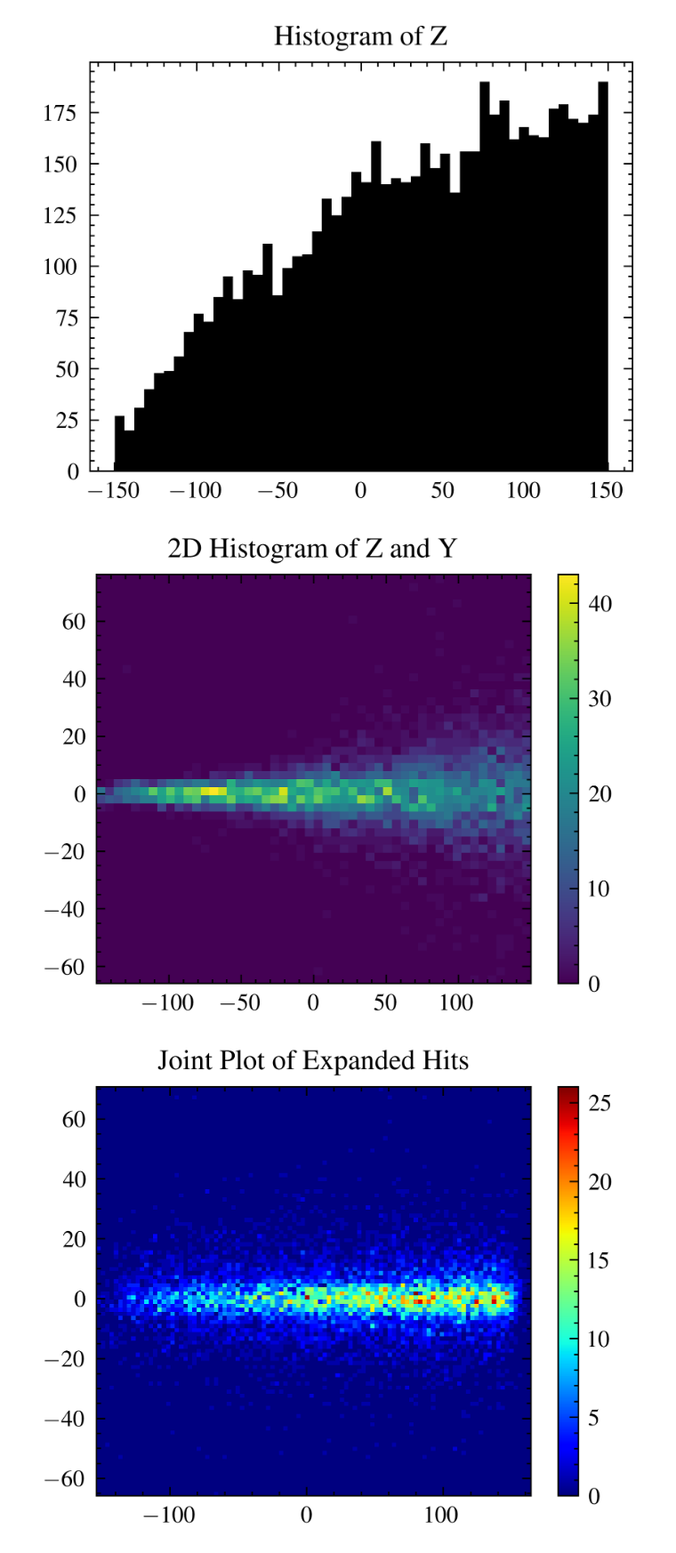
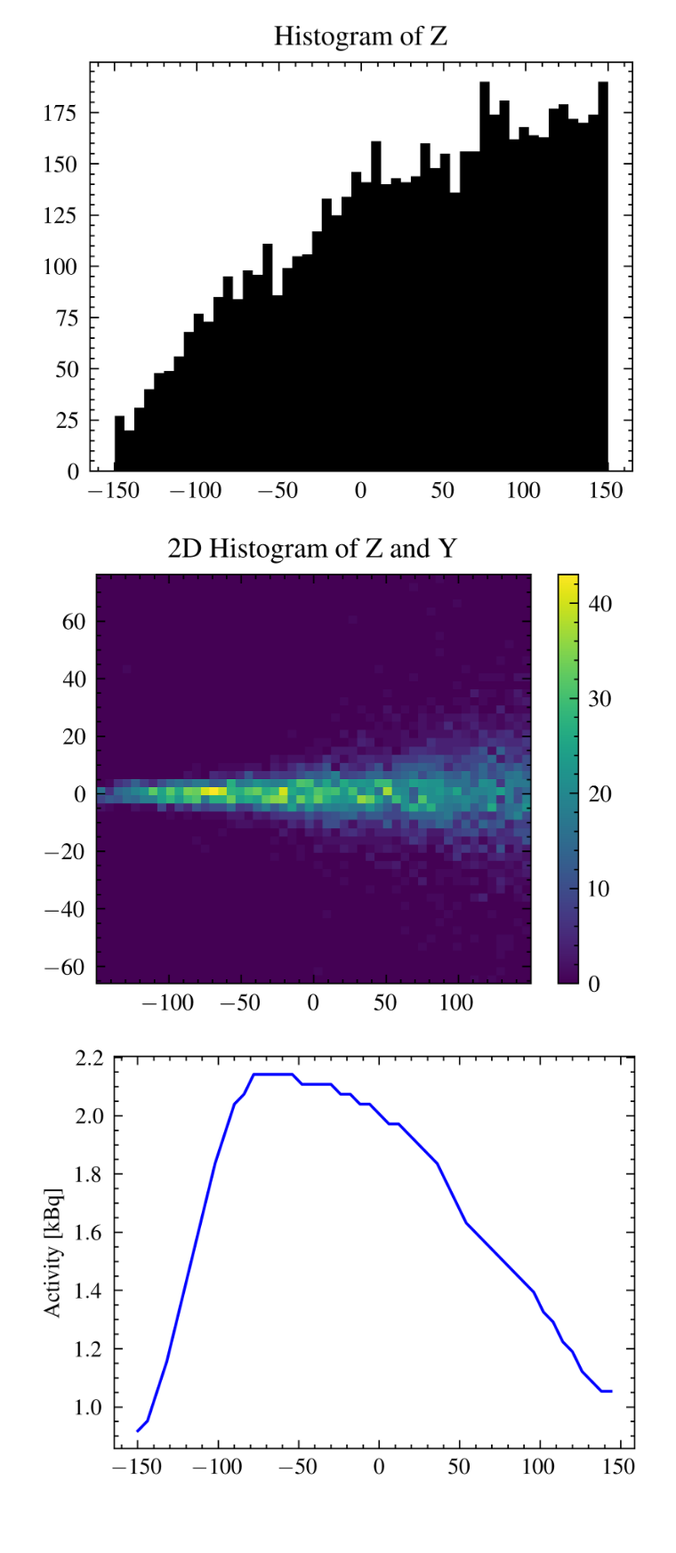
Before and after one commit to francescouni0/VHEE_monitor, a Jupyter notebook: Radionucl.ipynb, the cells around one changed output. Shown at 89% size. Saved outputs shown, nothing was run; the diff lists cells and outputs as text; code cells hidden in the pictures; blank space fills up the shorter version.

```diff
--- a/Radionucl.ipynb
+++ b/Radionucl.ipynb
@@ -81,39 +83,28 @@ plt.title('Histogram of Z')
 plt.show()
 # %% [output]
 [figure]
-# %%
-plt.hist2d(hits_z, hits_y, bins=50)
-plt.colorbar()
-plt.title('2D Histogram of Z and Y')
-plt.show()
-# %% [output]
-[figure, removed]
-# %%
-from scipy.stats import gaussian_kde
-
-pointzy=np.column_stack((hits_z, hits_y))
-#sns.jointplot(x=hits_z, y=hits_y, kind='kde')
-#plt.title('Joint Plot of Hits')
-#plt.show()
-
-# Expanding hits_z and hits_y with 1000 times the points they already have
-# Smooth the distributions
-
-# Using Kernel Density Estimation (KDE) for smoothing individual distributions
-kde_z = gaussian_kde(hits_z, bw_method=0.07)
-kde_y = gaussian_kde(hits_y, bw_method=0.01)
-
-kde_z = kde_z.resample(10000)[0]
-kde_y = kde_y.resample(10000)[0]
-
-
-# Plotting the expanded data
-plt.hist2d(kde_z, kde_y, bins=(100,100), cmap='jet')
-plt.colorbar()
-plt.title('Joint Plot of Expanded Hits')
-plt.show()
-# %% [output]
-[figure, removed]
+# %%
+plt.hist2d(hits_z, hits_y, bins=50)
+plt.colorbar()
+plt.title('2D Histogram of Z and Y')
+plt.show()
+# Central axis profile#
+masky=np.logical_and(hits_y > -3, hits_y < 3)
+
+hits_z_central=hits_z[masky]
+# Smooth the histogram using a Gaussian filter
+
+hist, bin_edges = np.histogram(hits_z_central, bins=50)
+hist_smoothed = gaussian_filter1d(hist, sigma=3)
+
+# Plot the smoothed histogram
+plt.plot(bin_edges[:-1], hist_smoothed*0.034, color='blue')
+plt.ylabel('Activity [kBq]')
+plt.legend()
+plt.show()
+# %% [output]
+[figure, added]
+[figure, added]
 # %%
 # Define the bin edges
 bins = [np.linspace(hits_y.min(), hits_y.max(), 150), np.linspace(hits_z.min(), hits_z.max(), 150)]
```
Also changed, not shown: parts of 6 cells of this notebook, 2 other files.
